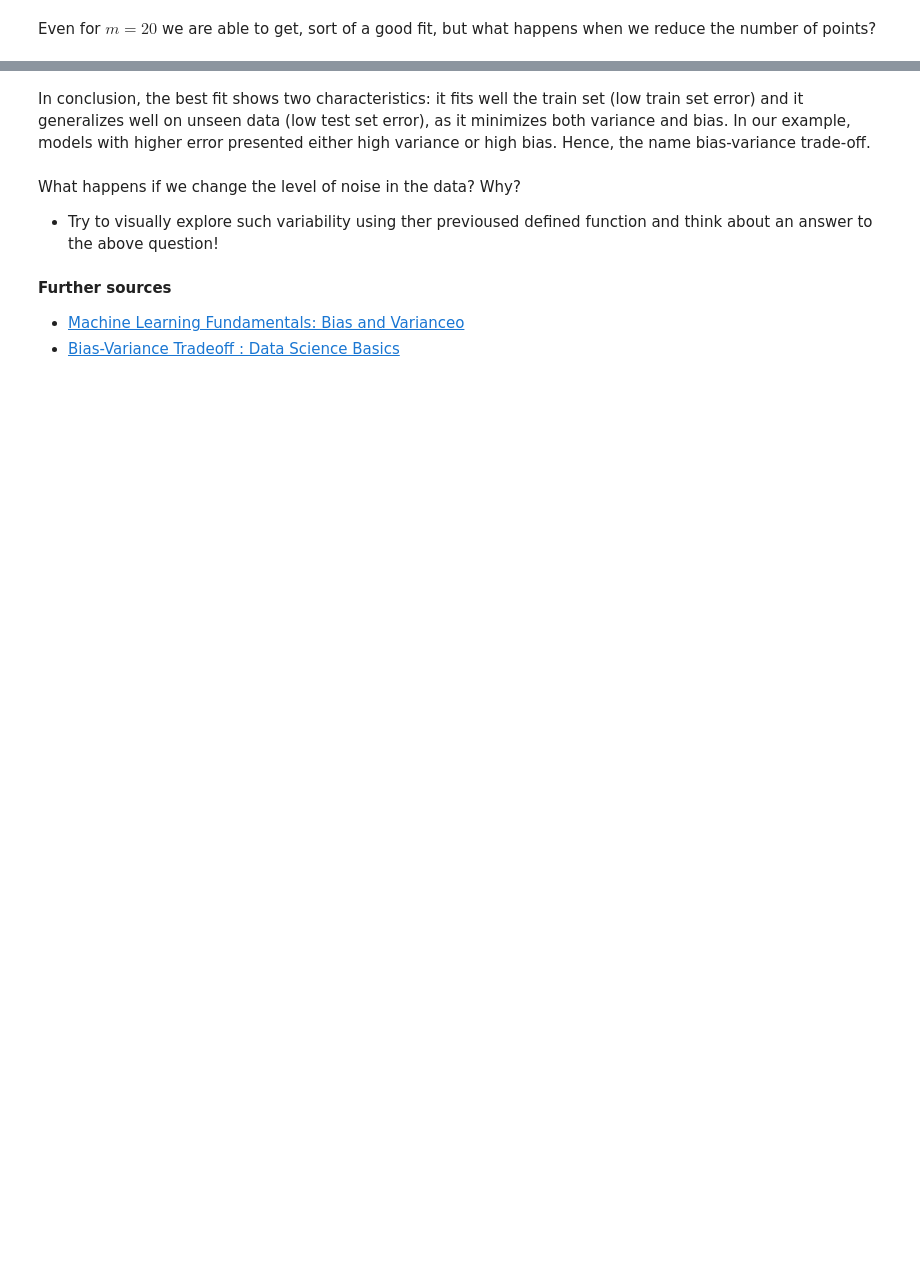
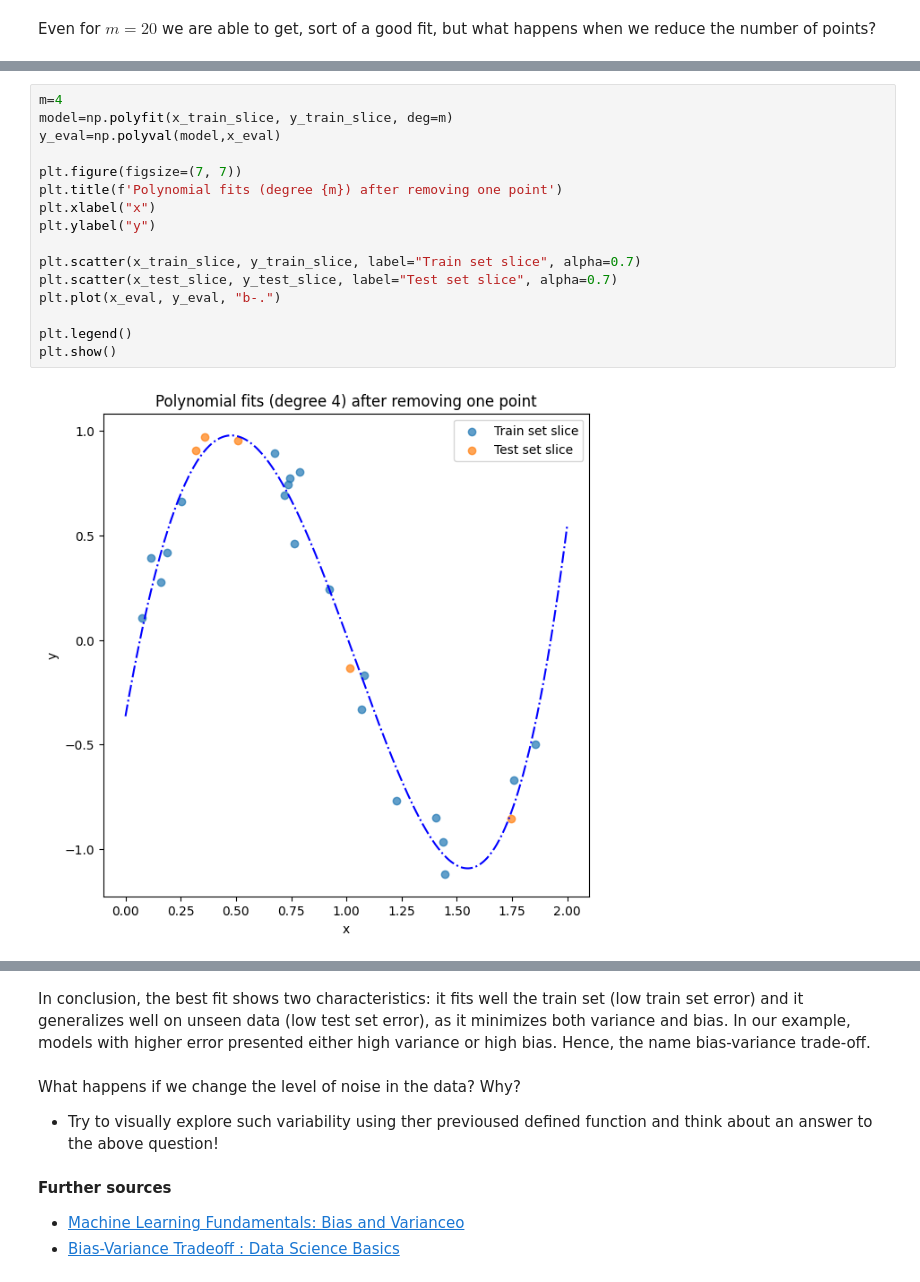
Before and after one commit to Pietrofox/Intro_Machine_Learning, a Jupyter notebook: notebooks/Lab-2.Bias_Variance.ipynb, the cells around one changed output, grey strips where cells are left out. Cells and saved outputs as stored; diff of their text form; blank space fills up the shorter version.

```diff
--- a/notebooks/Lab-2.Bias_Variance.ipynb
+++ b/notebooks/Lab-2.Bias_Variance.ipynb
@@ -213,0 +211,18 @@ ys = []
+# %%
+m=4
+model=np.polyfit(x_train_slice, y_train_slice, deg=m)
+y_eval=np.polyval(model,x_eval)
+
+plt.figure(figsize=(7, 7))
+plt.title(f'Polynomial fits (degree {m}) after removing one point')
+plt.xlabel("x")
+plt.ylabel("y")
+
+plt.scatter(x_train_slice, y_train_slice, label="Train set slice", alpha=0.7)
+plt.scatter(x_test_slice, y_test_slice, label="Test set slice", alpha=0.7)
+plt.plot(x_eval, y_eval, "b-.")
+
+plt.legend()
+plt.show()
+# %% [output]
+[figure, added]
```
Also changed, not shown: parts of 5 cells of this notebook.
